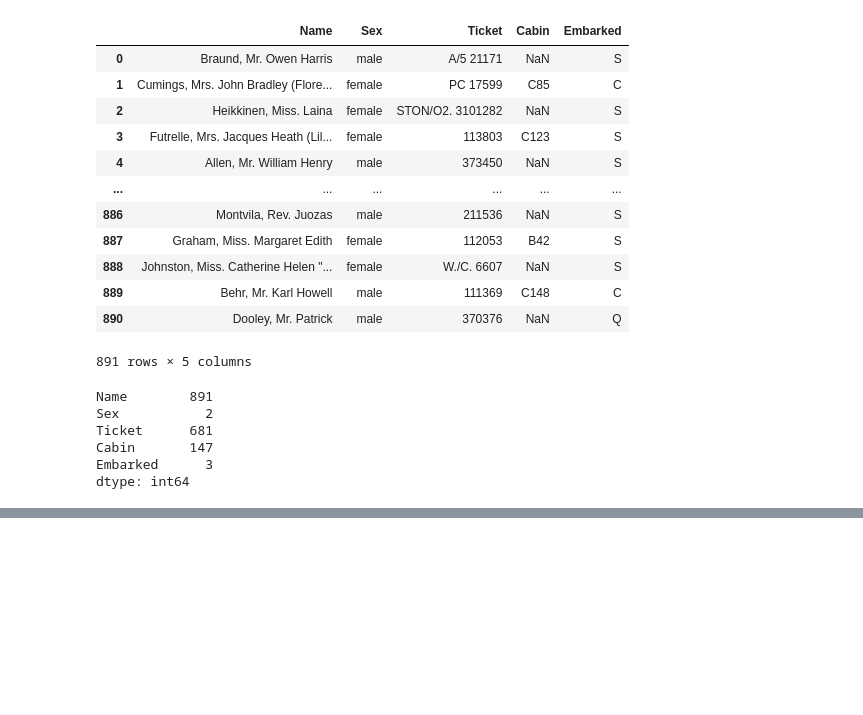
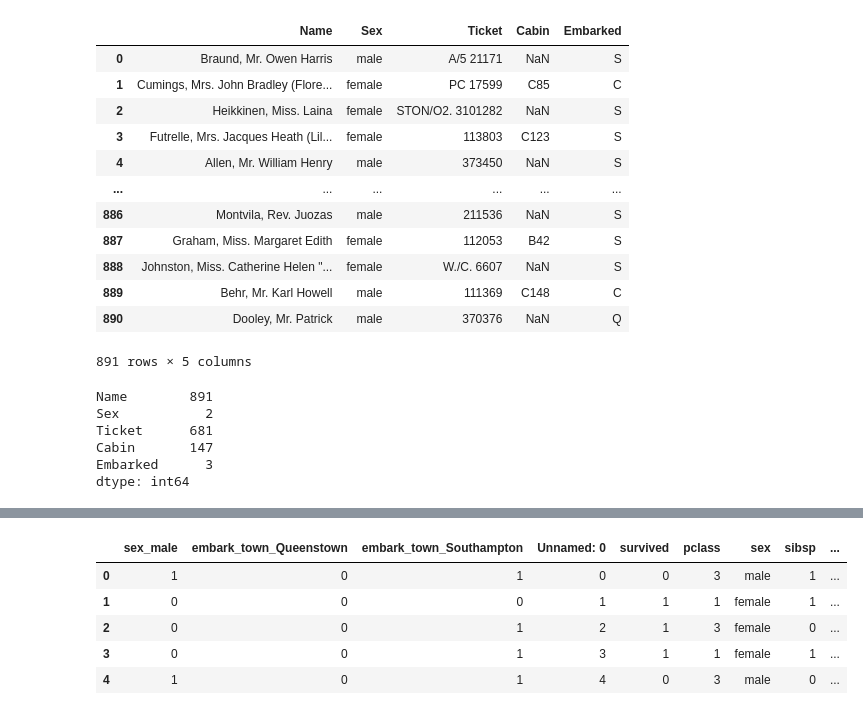
Before and after one commit to javahava1222/classification-exercises, a Jupyter notebook: classification_exercises.ipynb, the cells around one changed output, grey strips where cells are left out. Drawn from its saved outputs; the diff is of its cells as text; code cells hidden in the pictures; blank space fills up the shorter version.

```diff
--- a/classification_exercises.ipynb
+++ b/classification_exercises.ipynb
@@ -286,0 +444,3 @@ dtype: int64
+# %%
+dummy_df = pd.get_dummies(df[cat_col], dummy_na=False, drop_first = [True,True])
+dummy_df
@@ -286,0 +461,11 @@ dtype: int64
+# %%
+df = pd.concat([dummy_df, df], axis =1)
+# %%
+df.head()
+# %% [output]
+|  | sex_male | embark_town_Queenstown | embark_town_Southampton | Unnamed: 0 | survived | pclass | sex | sibsp | ... |
+| 0 | 1 | 0 | 1 | 0 | 0 | 3 | male | 1 | ... |
+| 1 | 0 | 0 | 0 | 1 | 1 | 1 | female | 1 | ... |
+| 2 | 0 | 0 | 1 | 2 | 1 | 3 | female | 0 | ... |
+| 3 | 0 | 0 | 1 | 3 | 1 | 1 | female | 1 | ... |
+| 4 | 1 | 0 | 1 | 4 | 0 | 3 | male | 0 | ... |
```
Also changed, not shown: parts of 17 cells of this notebook.
